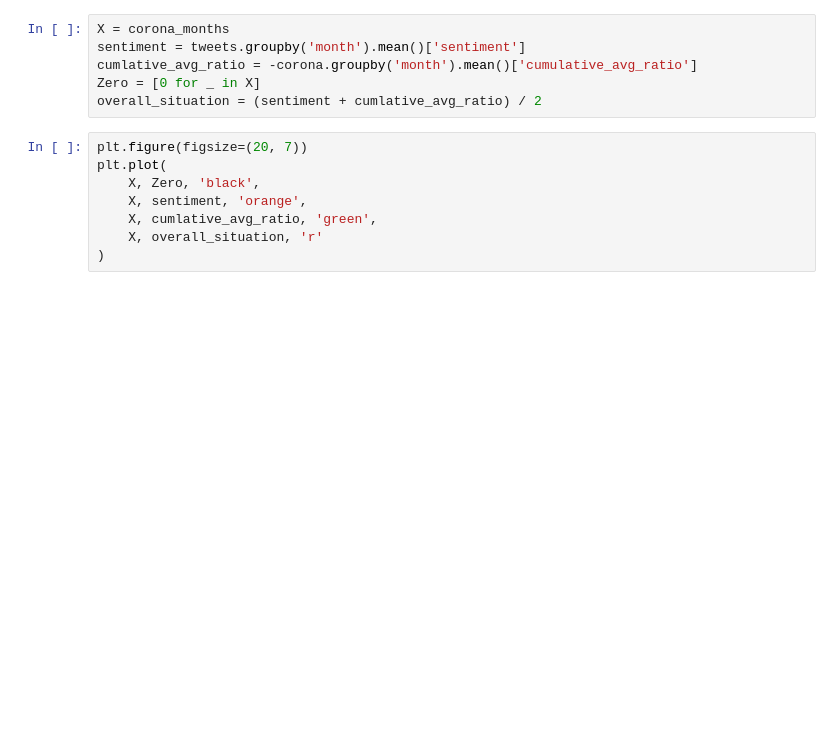
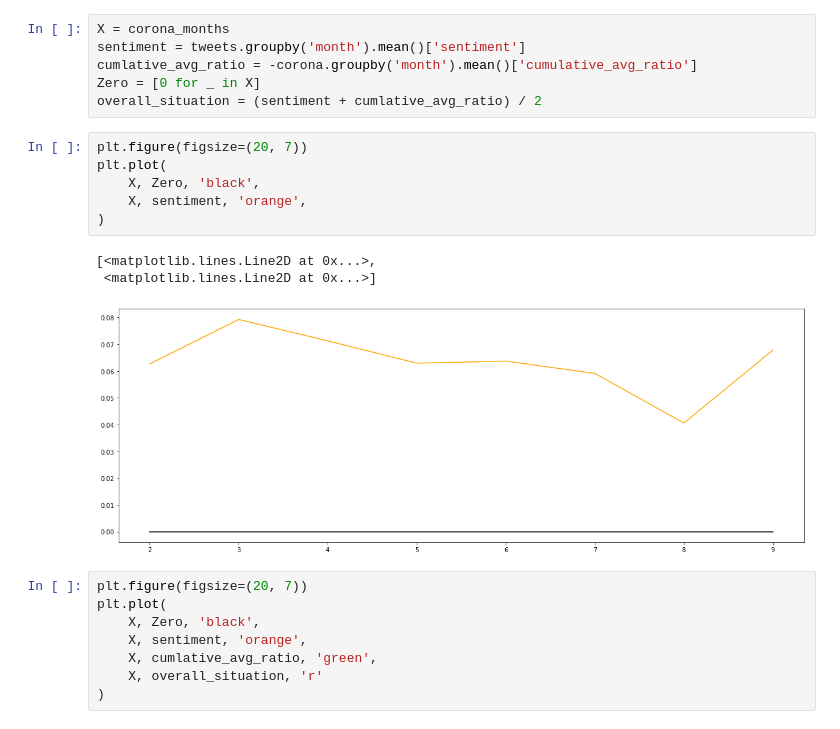
Before and after one commit to aliharakeh/M2-Project, a Jupyter notebook: Project_Final_Scripts/overall_situation.ipynb, the cells around one changed output. Cells and saved outputs as stored; diff of their text form; blank space fills up the shorter version.

```diff
--- a/Project_Final_Scripts/overall_situation.ipynb
+++ b/Project_Final_Scripts/overall_situation.ipynb
@@ -20,6 +20,16 @@ sentiment = tweets.groupby('month').mean()['sentiment']
 cumlative_avg_ratio = -corona.groupby('month').mean()['cumulative_avg_ratio']
 Zero = [0 for _ in X]
 overall_situation = (sentiment + cumlative_avg_ratio) / 2
+# %%
+plt.figure(figsize=(20, 7))
+plt.plot(
+    X, Zero, 'black',
+    X, sentiment, 'orange',
+)
+# %% [output]
+[<matplotlib.lines.Line2D at 0x...>,
+ <matplotlib.lines.Line2D at 0x...>]
+[figure, added]
 # %%
 plt.figure(figsize=(20, 7))
 plt.plot(
```
Also changed, not shown: 1 other file.
